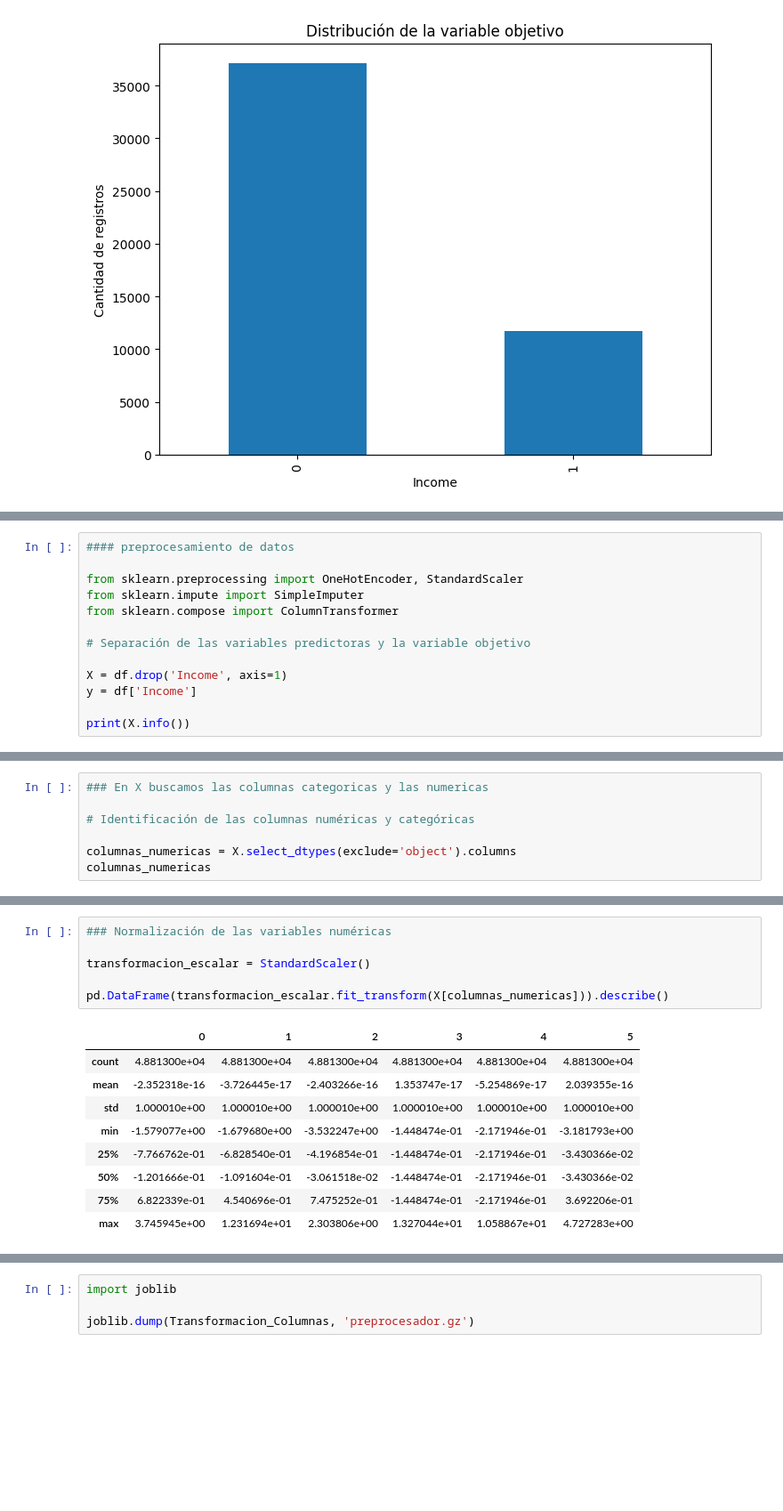
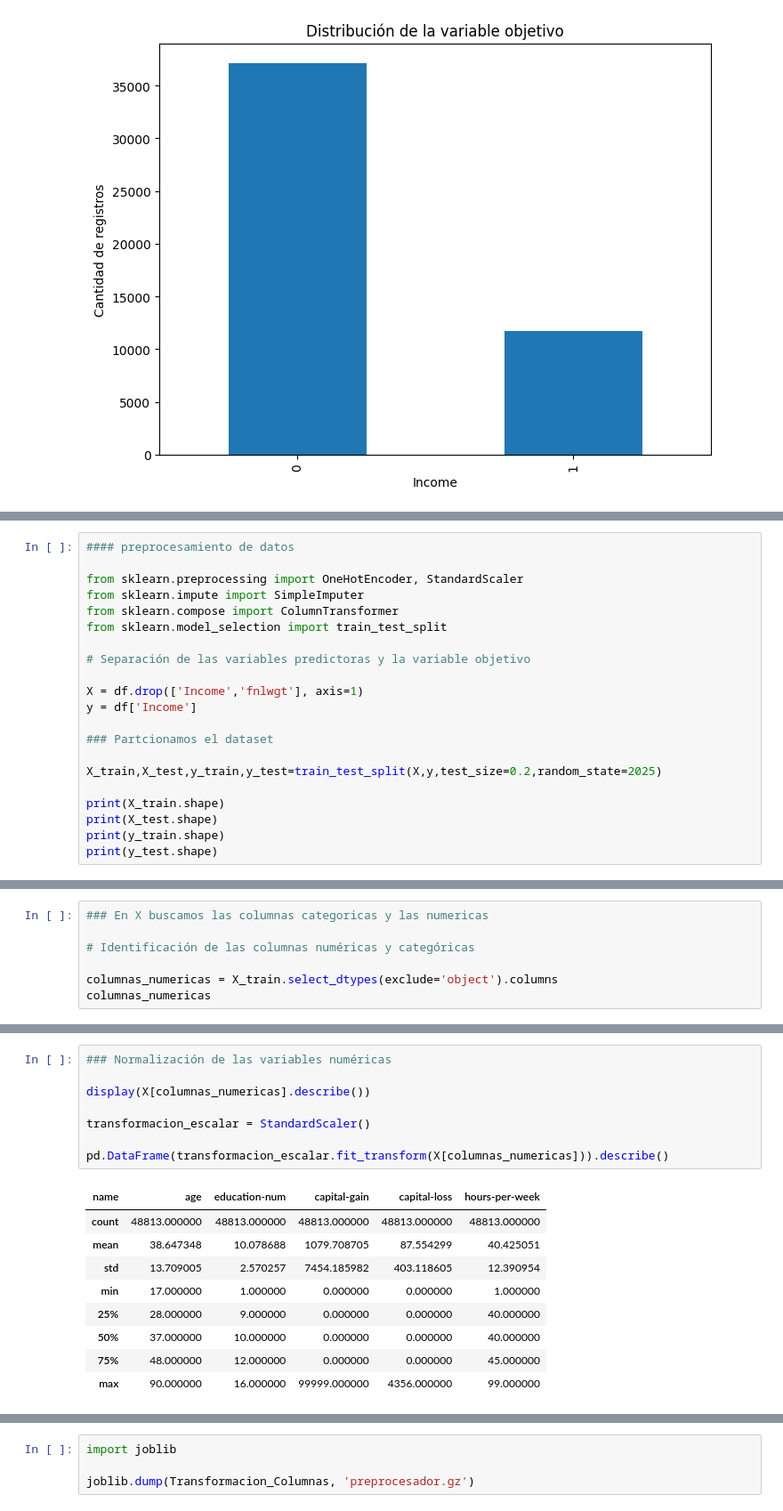
Before and after one commit to Izainea/api_review, a Jupyter notebook: Cuadernos/4. API para un modelo ML.ipynb, the cells around one changed output, grey strips where cells are left out. Shown at 89% size. Saved outputs shown, nothing was run; the diff lists cells and outputs as text; blank space fills up the shorter version.

```diff
--- a/Cuadernos/4. API para un modelo ML.ipynb
+++ b/Cuadernos/4. API para un modelo ML.ipynb
@@ -258,11 +278,19 @@ Requirement already satisfied: threadpoolctl>=2.0.0 in c:\users\cizai\miniconda3
 from sklearn.preprocessing import OneHotEncoder, StandardScaler
 from sklearn.impute import SimpleImputer
 from sklearn.compose import ColumnTransformer
+from sklearn.model_selection import train_test_split
 
 # Separación de las variables predictoras y la variable objetivo
 
-X = df.drop('Income', axis=1)
+X = df.drop(['Income','fnlwgt'], axis=1)
 y = df['Income']
 
-print(X.info())
+### Partcionamos el dataset
+
+X_train,X_test,y_train,y_test=train_test_split(X,y,test_size=0.2,random_state=2025)
+
+print(X_train.shape)
+print(X_test.shape)
+print(y_train.shape)
+print(y_test.shape)
 # %% [output]
@@ -288,6 +303,6 @@ None
 
 # Identificación de las columnas numéricas y categóricas
 
-columnas_numericas = X.select_dtypes(exclude='object').columns
+columnas_numericas = X_train.select_dtypes(exclude='object').columns
 columnas_numericas
 # %% [output]
@@ -347,16 +391,18 @@ Name: count, dtype: int64
 # %%
 ### Normalización de las variables numéricas
+
+display(X[columnas_numericas].describe())
 
 transformacion_escalar = StandardScaler()
 
 pd.DataFrame(transformacion_escalar.fit_transform(X[columnas_numericas])).describe()
 # %% [output]
-|  | 0 | 1 | 2 | 3 | 4 | 5 |
-| count | 4.881300e+04 | 4.881300e+04 | 4.881300e+04 | 4.881300e+04 | 4.881300e+04 | 4.881300e+04 |
-| mean | -2.352318e-16 | -3.726445e-17 | -2.403266e-16 | 1.353747e-17 | -5.254869e-17 | 2.039355e-16 |
-| std | 1.000010e+00 | 1.000010e+00 | 1.000010e+00 | 1.000010e+00 | 1.000010e+00 | 1.000010e+00 |
-| min | -1.579077e+00 | -1.679680e+00 | -3.532247e+00 | -1.448474e-01 | -2.171946e-01 | -3.181793e+00 |
-| 25% | -7.766762e-01 | -6.828540e-01 | -4.196854e-01 | -1.448474e-01 | -2.171946e-01 | -3.430366e-02 |
-| 50% | -1.201666e-01 | -1.091604e-01 | -3.061518e-02 | -1.448474e-01 | -2.171946e-01 | -3.430366e-02 |
-| 75% | 6.822339e-01 | 4.540696e-01 | 7.475252e-01 | -1.448474e-01 | -2.171946e-01 | 3.692206e-01 |
-| max | 3.745945e+00 | 1.231694e+01 | 2.303806e+00 | 1.327044e+01 | 1.058867e+01 | 4.727283e+00 |
+| name | age | education-num | capital-gain | capital-loss | hours-per-week |
+| count | 48813.000000 | 48813.000000 | 48813.000000 | 48813.000000 | 48813.000000 |
+| mean | 38.647348 | 10.078688 | 1079.708705 | 87.554299 | 40.425051 |
+| std | 13.709005 | 2.570257 | 7454.185982 | 403.118605 | 12.390954 |
+| min | 17.000000 | 1.000000 | 0.000000 | 0.000000 | 1.000000 |
+| 25% | 28.000000 | 9.000000 | 0.000000 | 0.000000 | 40.000000 |
+| 50% | 37.000000 | 10.000000 | 0.000000 | 0.000000 | 40.000000 |
+| 75% | 48.000000 | 12.000000 | 0.000000 | 0.000000 | 45.000000 |
+| max | 90.000000 | 16.000000 | 99999.000000 | 4356.000000 | 99.000000 |
```
Also changed, not shown: parts of 29 cells of this notebook, 9 other files.
